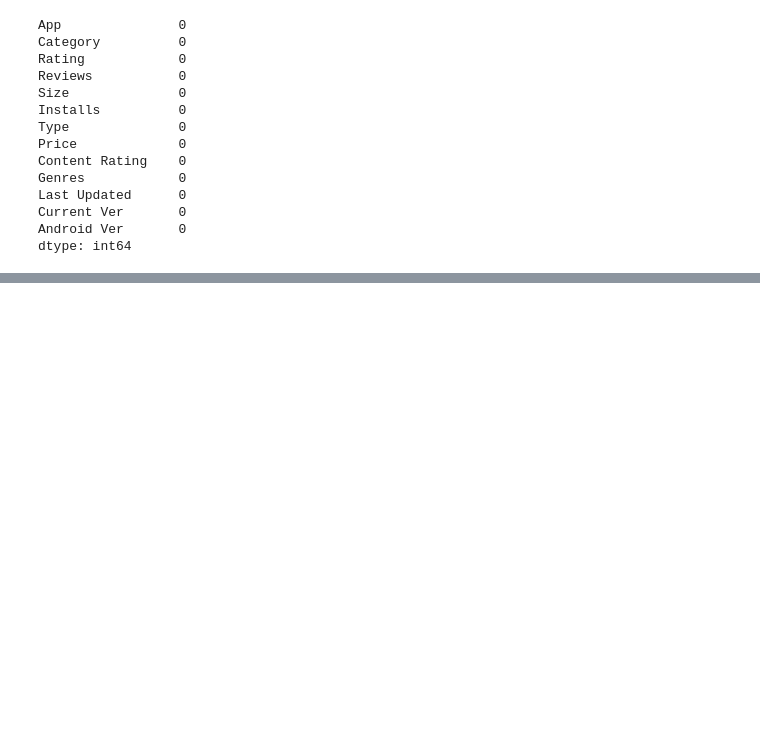
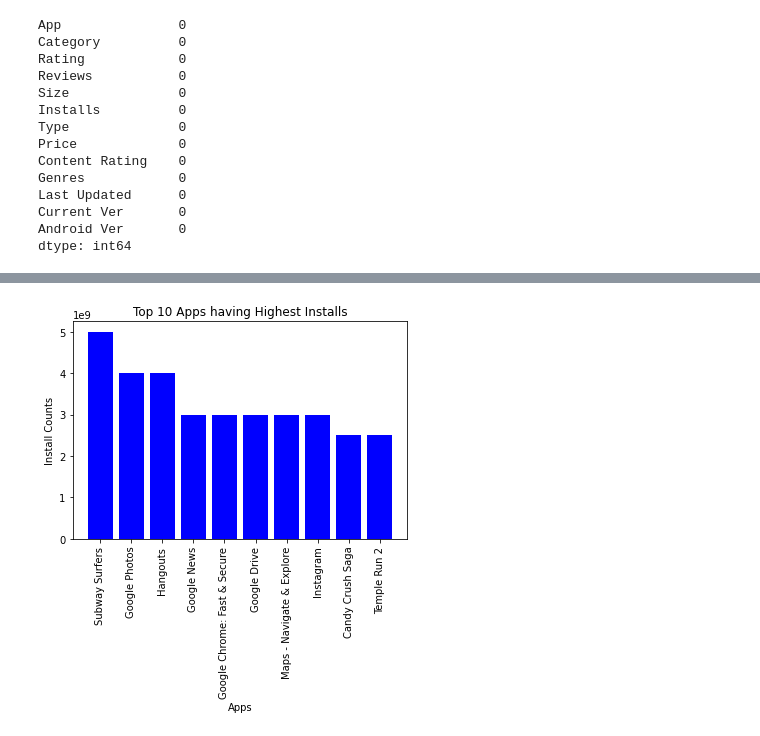
Before and after one commit to Dhruvangi/GoogleAppRating-Analyst, a Jupyter notebook: GoogleAppRating_Analyst.ipynb, the cells around one changed output, grey strips where cells are left out. Cells and saved outputs as stored; diff of their text form; code cells hidden in the pictures; blank space fills up the shorter version.

```diff
--- a/GoogleAppRating_Analyst.ipynb
+++ b/GoogleAppRating_Analyst.ipynb
@@ -169,3 +258,17 @@ df['Installs'] = df['Installs'].apply(lambda x: float(x))
+# %%
+df['Installs'] = df['Installs'].astype(int)
+res = df.groupby('App')['Installs'].sum().reset_index()
+final_result = res.sort_values(by = 'Installs', ascending = False).head(10)
+final_result
+
+plt.bar("App", "Installs", data = final_result, color = "blue")
+plt.xlabel("Apps")
+plt.xticks(rotation = 90)
+plt.ylabel("Install Counts")
+plt.title("Top 10 Apps having Highest Installs")
+plt.show()
+# %% [output]
+[figure, added]
 # %%
 df.head(10)
 # %% [output]
```
Also changed, not shown: parts of 35 cells of this notebook.
